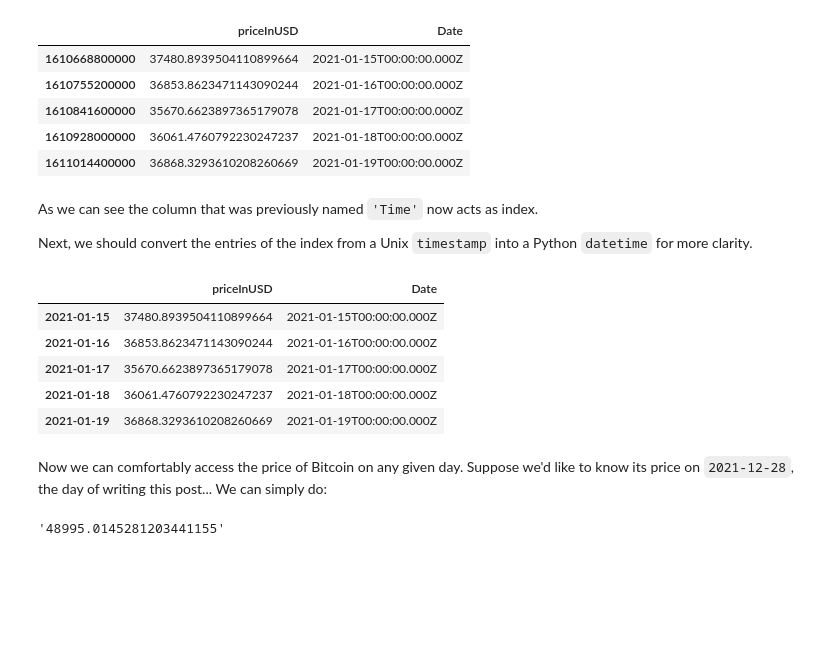
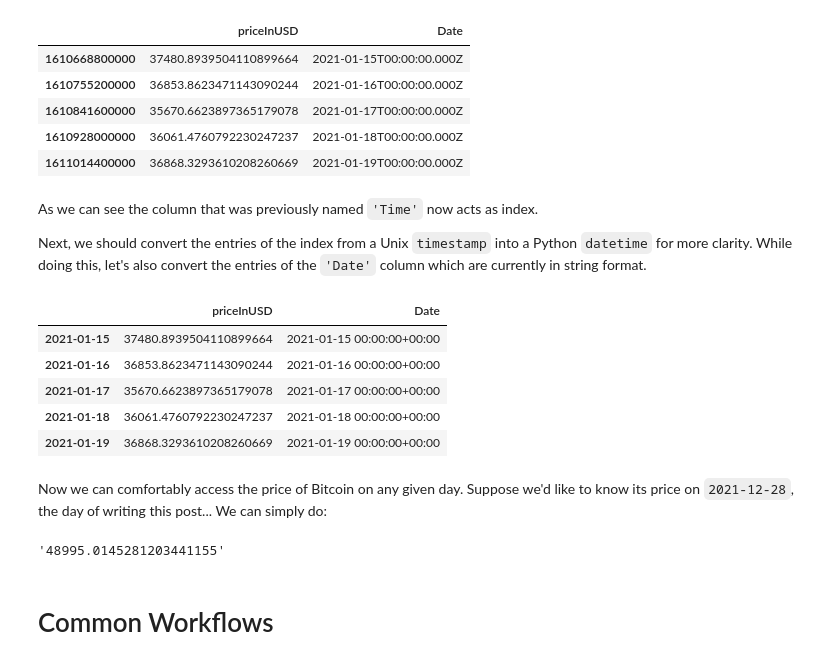
Before and after one commit to v-poghosyan/blog, a Jupyter notebook: _notebooks/2021-12-28-Python-for-ML-Pandas.ipynb, the cells around one changed output. Drawn from its saved outputs; the diff is of its cells as text; code cells hidden in the pictures; blank space fills up the shorter version.

```diff
--- a/_notebooks/2021-12-28-Python-for-ML-Pandas.ipynb
+++ b/_notebooks/2021-12-28-Python-for-ML-Pandas.ipynb
@@ -511,22 +511,23 @@ bitcoin_df.head()
 # %% [markdown]
 As we can see the column that was previously named `'Time'` now acts as index.
 
-Next, we should convert the entries of the index from a Unix `timestamp` into a Python `datetime` for more clarity.
+Next, we should convert the entries of the index from a Unix `timestamp` into a Python `datetime` for more clarity. While doing this, let's also convert the entries of the `'Date'` column which are currently in string format.
 # %%
-import datetime
-
-bitcoin_df.index = pd.to_datetime(bitcoin_df.index, unit='us')
+bitcoin_df.index = pd.to_datetime(bitcoin_df.index, unit='us') # Converting index to datetime from Unix seconds
+bitcoin_df['Date'] = pd.to_datetime(bitcoin_df['Date']) # Converting 'Date' to datetime from string
 bitcoin_df.head()
 # %% [output]
 |  | priceInUSD | Date |
-| 2021-01-15 | 37480.8939504110899664 | 2021-01-15T00:00:00.000Z |
-| 2021-01-16 | 36853.8623471143090244 | 2021-01-16T00:00:00.000Z |
-| 2021-01-17 | 35670.6623897365179078 | 2021-01-17T00:00:00.000Z |
-| 2021-01-18 | 36061.4760792230247237 | 2021-01-18T00:00:00.000Z |
-| 2021-01-19 | 36868.3293610208260669 | 2021-01-19T00:00:00.000Z |
+| 2021-01-15 | 37480.8939504110899664 | 2021-01-15 00:00:00+00:00 |
+| 2021-01-16 | 36853.8623471143090244 | 2021-01-16 00:00:00+00:00 |
+| 2021-01-17 | 35670.6623897365179078 | 2021-01-17 00:00:00+00:00 |
+| 2021-01-18 | 36061.4760792230247237 | 2021-01-18 00:00:00+00:00 |
+| 2021-01-19 | 36868.3293610208260669 | 2021-01-19 00:00:00+00:00 |
 # %% [markdown]
 Now we can comfortably access the price of Bitcoin on any given day. Suppose we'd like to know its price on `2021-12-28`, the day of writing this post... We can simply do:
-# %%
-bitcoin_df.loc['2021-12-28', 'priceInUSD']
-# %% [output]
-'48995.0145281203441155'
+# %%
+bitcoin_df.loc['2021-12-28', 'priceInUSD']
+# %% [output]
+'48995.0145281203441155'
+# %% [markdown]
+# Common Workflows
```
Also changed, not shown: parts of 4 cells of this notebook, 1 other file.
